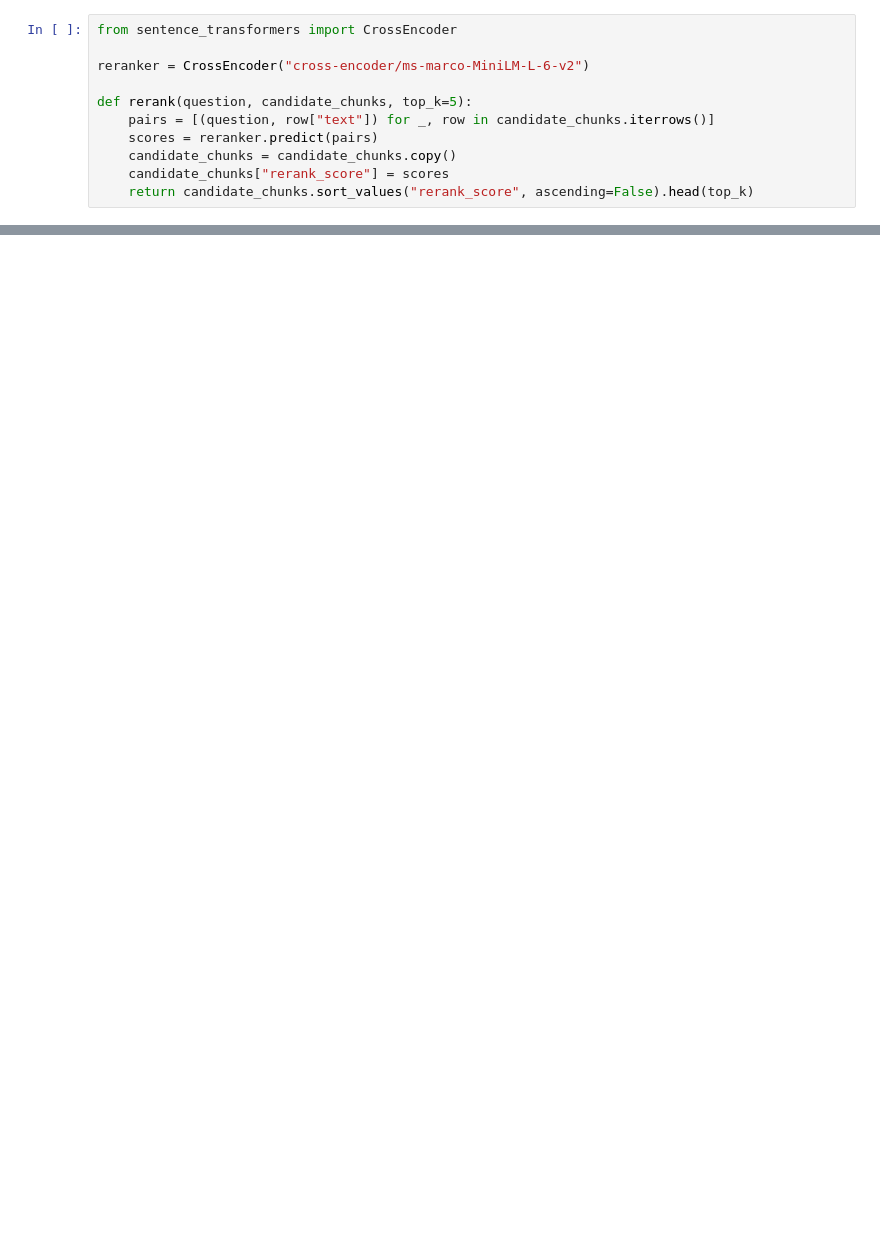
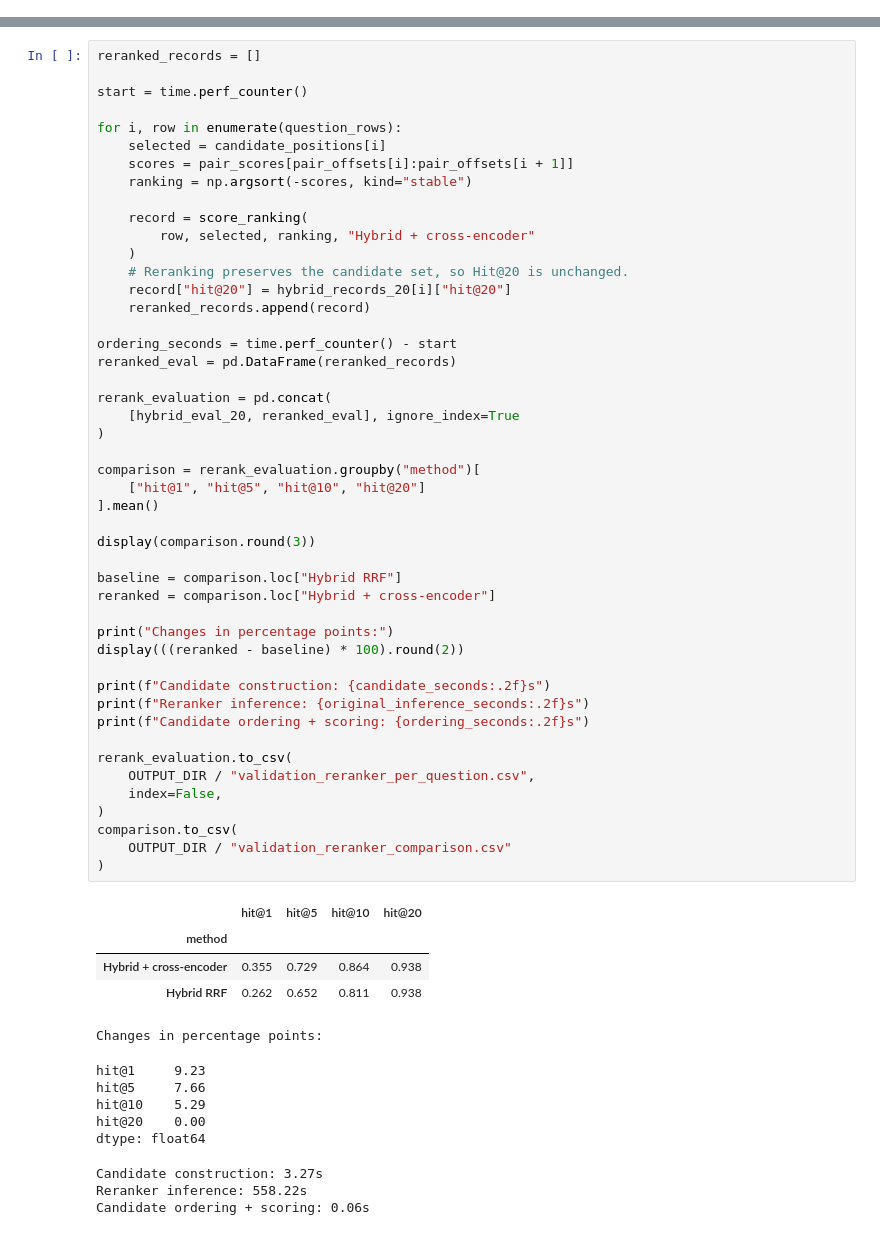
Before and after one commit to npsharma03/qasper-rag, a Jupyter notebook: rag_updated.ipynb, the cells around one changed output, grey strips where cells are left out. Drawn from its saved outputs; the diff is of its cells as text; blank space fills up the shorter version.

Commit message:
Implement cross-encoder reranking

```diff
--- a/rag_updated.ipynb
+++ b/rag_updated.ipynb
@@ -161,11 +146,0 @@ validation_chunks = preprocess(validation_df, max_tokens=400, overlap=60, max_se
-# %%
-from sentence_transformers import CrossEncoder
-
-reranker = CrossEncoder("cross-encoder/ms-marco-MiniLM-L-6-v2")
-
-def rerank(question, candidate_chunks, top_k=5):
-    pairs = [(question, row["text"]) for _, row in candidate_chunks.iterrows()]
-    scores = reranker.predict(pairs)
-    candidate_chunks = candidate_chunks.copy()
-    candidate_chunks["rerank_score"] = scores
-    return candidate_chunks.sort_values("rerank_score", ascending=False).head(top_k)
@@ -183,0 +714,61 @@ NameError: name 'hybrid_search' is not defined
+# %%
+reranked_records = []
+
+start = time.perf_counter()
+
+for i, row in enumerate(question_rows):
+    selected = candidate_positions[i]
+    scores = pair_scores[pair_offsets[i]:pair_offsets[i + 1]]
+    ranking = np.argsort(-scores, kind="stable")
+
+    record = score_ranking(
+        row, selected, ranking, "Hybrid + cross-encoder"
+    )
+    # Reranking preserves the candidate set, so Hit@20 is unchanged.
+    record["hit@20"] = hybrid_records_20[i]["hit@20"]
+    reranked_records.append(record)
+
+ordering_seconds = time.perf_counter() - start
+reranked_eval = pd.DataFrame(reranked_records)
+
+rerank_evaluation = pd.concat(
+    [hybrid_eval_20, reranked_eval], ignore_index=True
+)
+
+comparison = rerank_evaluation.groupby("method")[
+    ["hit@1", "hit@5", "hit@10", "hit@20"]
+].mean()
+
+display(comparison.round(3))
+
+baseline = comparison.loc["Hybrid RRF"]
+reranked = comparison.loc["Hybrid + cross-encoder"]
+
+print("Changes in percentage points:")
+display(((reranked - baseline) * 100).round(2))
+
+print(f"Candidate construction: {candidate_seconds:.2f}s")
+print(f"Reranker inference: {original_inference_seconds:.2f}s")
+print(f"Candidate ordering + scoring: {ordering_seconds:.2f}s")
+
+rerank_evaluation.to_csv(
+    OUTPUT_DIR / "validation_reranker_per_question.csv",
+    index=False,
+)
+comparison.to_csv(
+    OUTPUT_DIR / "validation_reranker_comparison.csv"
+)
+# %% [output]
+|  | hit@1 | hit@5 | hit@10 | hit@20 |
+| method |  |  |  |  |
+| Hybrid + cross-encoder | 0.355 | 0.729 | 0.864 | 0.938 |
+| Hybrid RRF | 0.262 | 0.652 | 0.811 | 0.938 |
+Changes in percentage points:
+hit@1     9.23
+hit@5     7.66
+hit@10    5.29
+hit@20    0.00
+dtype: float64
+Candidate construction: 3.27s
+Reranker inference: 558.22s
+Candidate ordering + scoring: 0.06s
```
Also changed, not shown: parts of 29 cells of this notebook.
